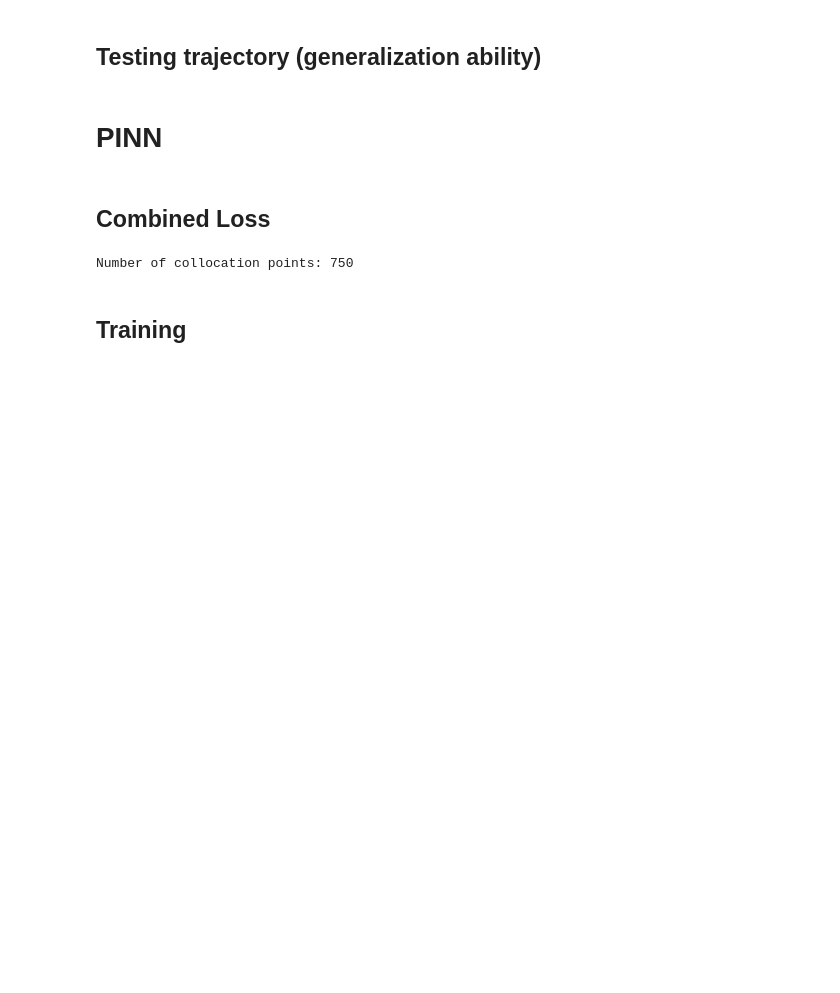
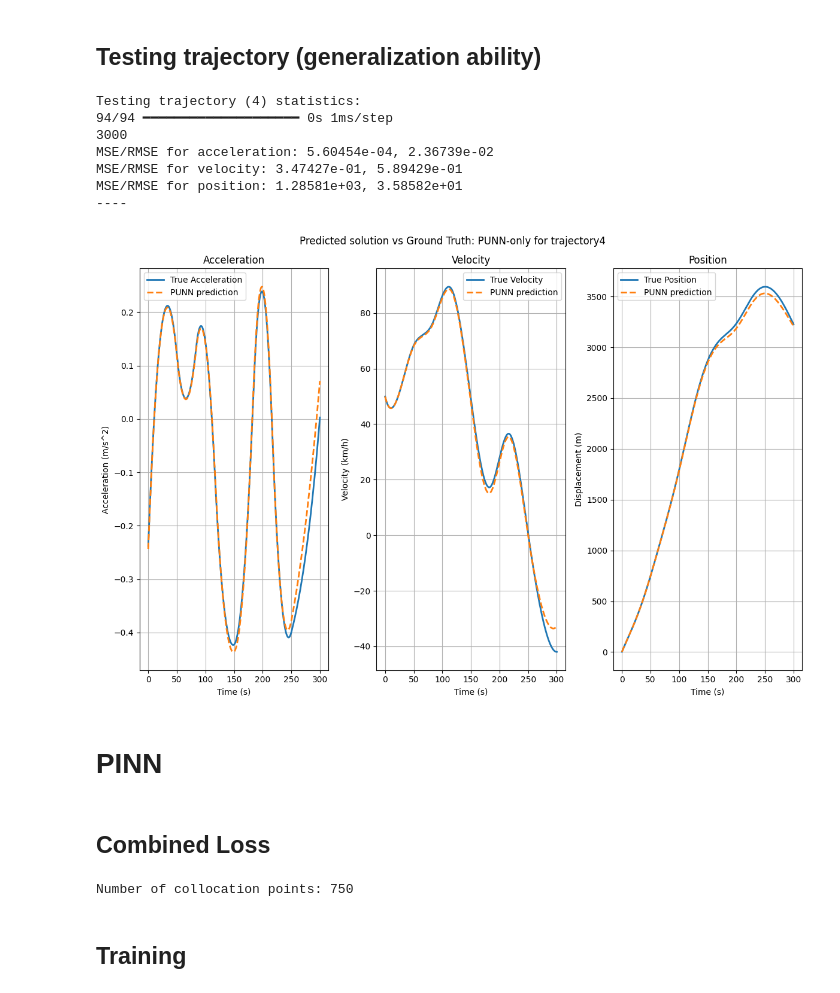
Before and after one commit to ZeArteaga/PINN-control-platooning, a Jupyter notebook: PINN.ipynb, the cells around one changed output. Drawn from its saved outputs; the diff is of its cells as text; code cells hidden in the pictures; blank space fills up the shorter version.

```diff
--- a/PINN.ipynb
+++ b/PINN.ipynb
@@ -452,15 +486,23 @@ comparison_plot(t=t, true_data=true_data, meas_data=Y_mask,
 # %% [markdown]
 ## Testing trajectory (generalization ability)
 # %%
-true_data_test = df_test_traj[["a_true", "v_true_m", "x_true"]].to_numpy()
 punn_model = load_model("models/punn_model_forward.h5", compile=False)  # Load model just for prediction
 print("Testing trajectory (" + str(test_id) + ") statistics: ")
-punn_test_traj_eval = evaluate_results(model=punn_model, X_norm=X_test_norm, true_data=true_data_test)
+punn_test_traj_eval = evaluate_results(model=punn_model, X_norm=X_test_norm, true_data=Y_test_traj)
 print("----")
-comparison_plot(t=t, true_data=true_data_test, meas_data=None,
+comparison_plot(t=t, true_data=Y_test_traj, meas_data=None,
     pred_data=[(punn_test_traj_eval, "PUNN prediction")],
     suptitle="Predicted solution vs Ground Truth: PUNN-only for trajectory" + str(test_id)
 )
+# %% [output]
+Testing trajectory (4) statistics:
+94/94 ━━━━━━━━━━━━━━━━━━━━ 0s 1ms/step
+3000
+MSE/RMSE for acceleration: 5.60454e-04, 2.36739e-02
+MSE/RMSE for velocity: 3.47427e-01, 5.89429e-01
+MSE/RMSE for position: 1.28581e+03, 3.58582e+01
+----
+[figure, added]
 # %% [markdown]
 # PINN
 # %% [markdown]
```
Also changed, not shown: parts of 10 cells of this notebook, 6 other files.
